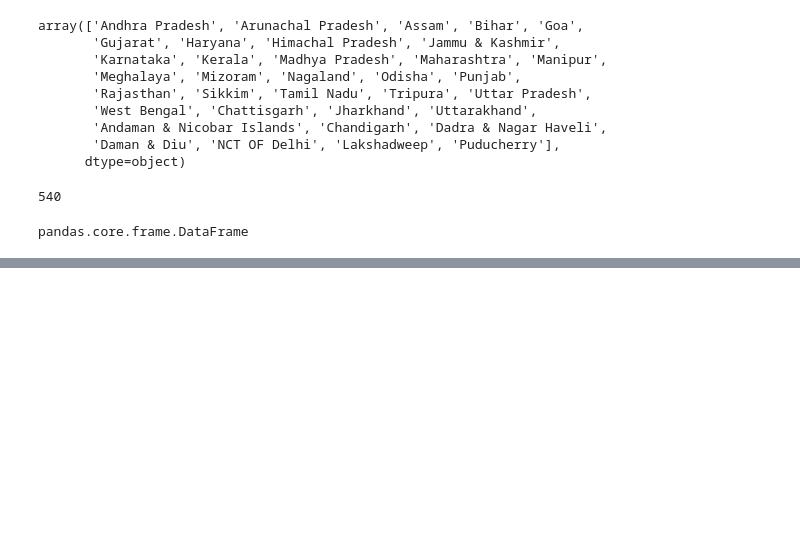
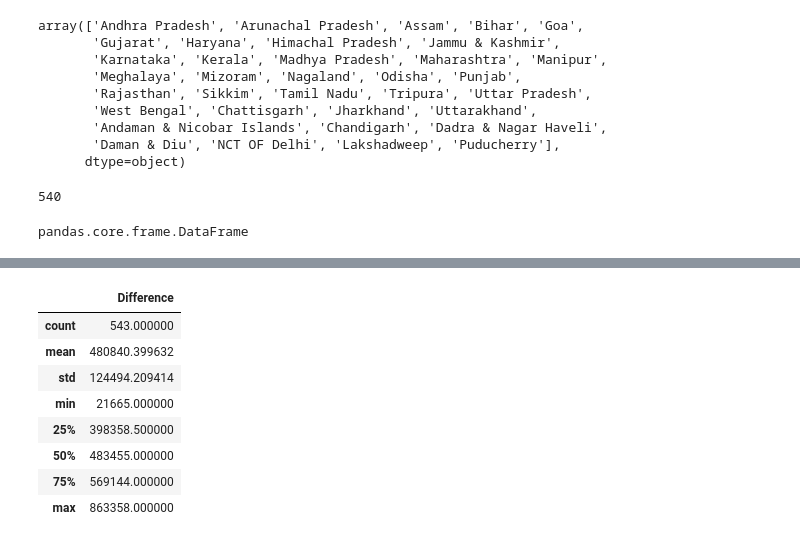
Before and after one commit to ShaibalNM/Data-Science-Projects, a Jupyter notebook: Election Data.ipynb, the cells around one changed output, grey strips where cells are left out. Saved outputs shown, nothing was run; the diff lists cells and outputs as text; code cells hidden in the pictures; blank space fills up the shorter version.

```diff
--- a/Election Data.ipynb
+++ b/Election Data.ipynb
@@ -207,0 +212,12 @@ Name: Total Votes Polled, Length: 1086, dtype: float64
+# %%
+vote_difference.describe()
+# %% [output]
+|  | Difference |
+| count | 543.000000 |
+| mean | 480840.399632 |
+| std | 124494.209414 |
+| min | 21665.000000 |
+| 25% | 398358.500000 |
+| 50% | 483455.000000 |
+| 75% | 569144.000000 |
+| max | 863358.000000 |
```
Also changed, not shown: parts of 8 cells of this notebook.
